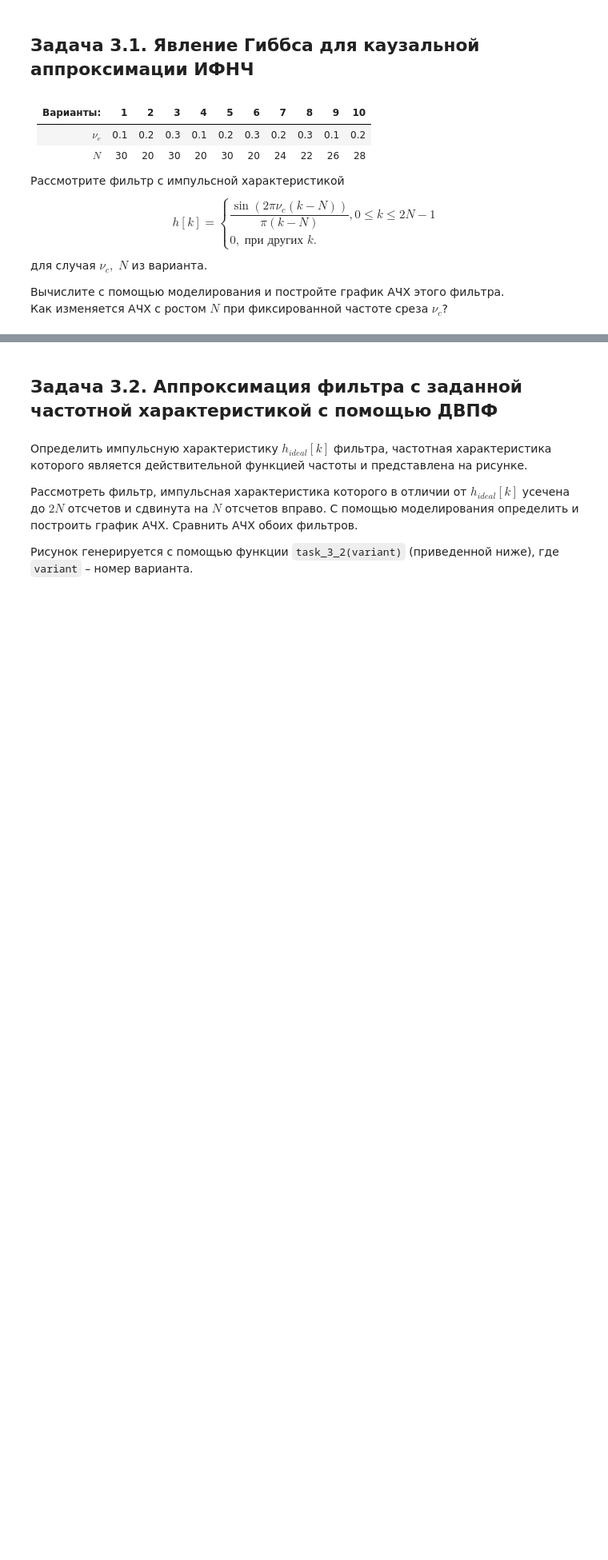
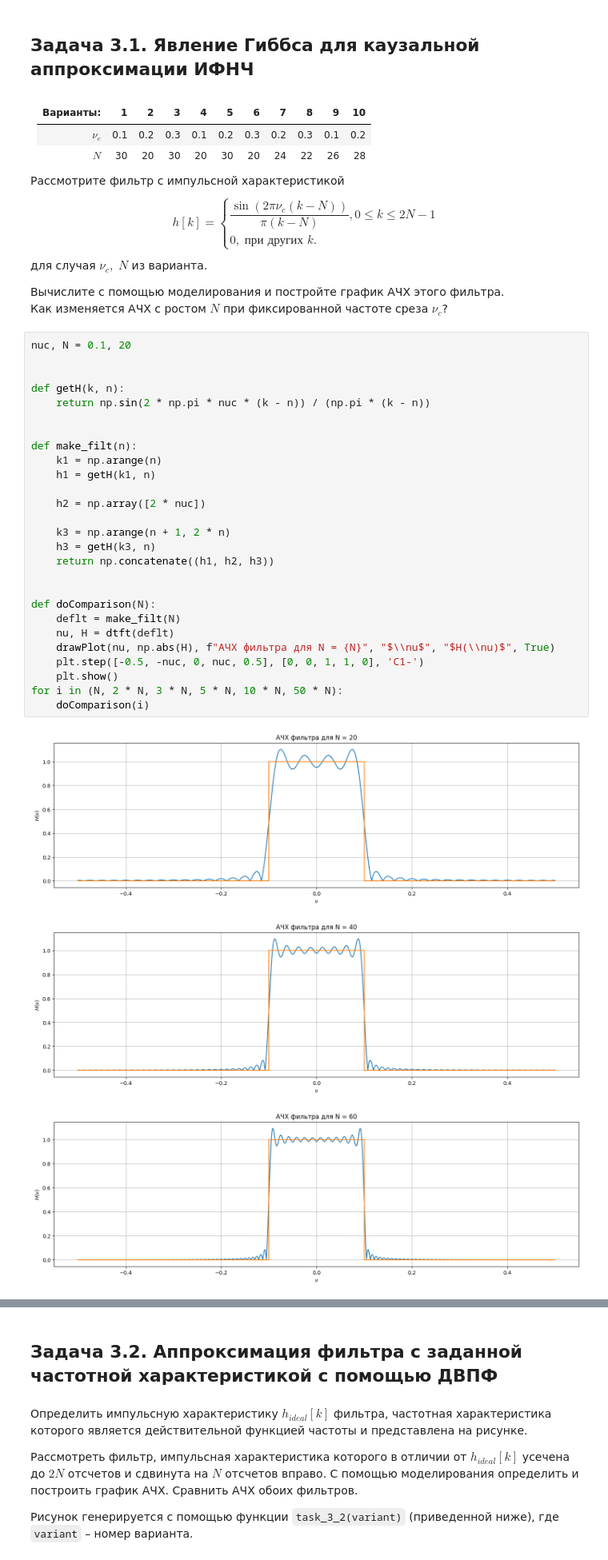
Before and after one commit to derzhavin3016/DSP-labs, a Jupyter notebook: lab2/dsp_lab2.ipynb, the cells around one changed output, grey strips where cells are left out. Shown at 80% size. Cells and saved outputs as stored; diff of their text form; blank space fills up the shorter version.

```diff
--- a/lab2/dsp_lab2.ipynb
+++ b/lab2/dsp_lab2.ipynb
@@ -278,3 +279,34 @@ $$
 
 Вычислите с помощью моделирования и постройте график АЧХ этого фильтра.
 Как изменяется АЧХ с ростом $N$ при фиксированной частоте среза $\nu_c$?
+# %%
+nuc, N = 0.1, 20
+
+
+def getH(k, n):
+    return np.sin(2 * np.pi * nuc * (k - n)) / (np.pi * (k - n))
+
+
+def make_filt(n):
+    k1 = np.arange(n)
+    h1 = getH(k1, n)
+
+    h2 = np.array([2 * nuc])
+
+    k3 = np.arange(n + 1, 2 * n)
+    h3 = getH(k3, n)
+    return np.concatenate((h1, h2, h3))
+
+
+def doComparison(N):
+    deflt = make_filt(N)
+    nu, H = dtft(deflt)
+    drawPlot(nu, np.abs(H), f"АЧХ фильтра для N = {N}", "$\\nu$", "$H(\\nu)$", True)
+    plt.step([-0.5, -nuc, 0, nuc, 0.5], [0, 0, 1, 1, 0], 'C1-')
+    plt.show()
+for i in (N, 2 * N, 3 * N, 5 * N, 10 * N, 50 * N):
+    doComparison(i)
+# %% [output]
+[figure, added]
+[figure, added]
+[figure, added]
```
Also changed, not shown: parts of 9 cells of this notebook.
